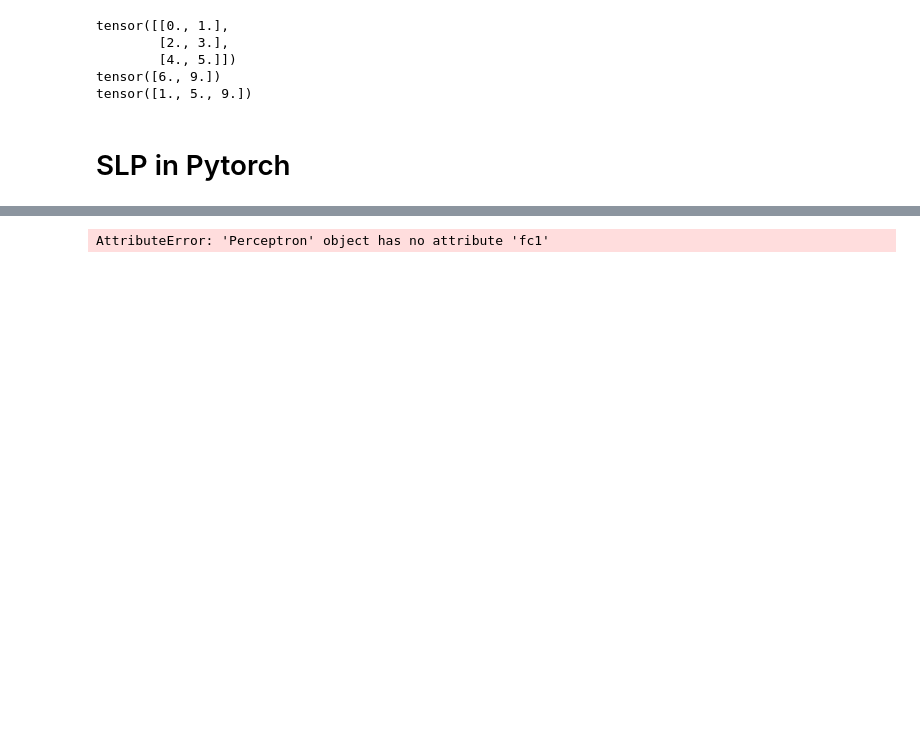
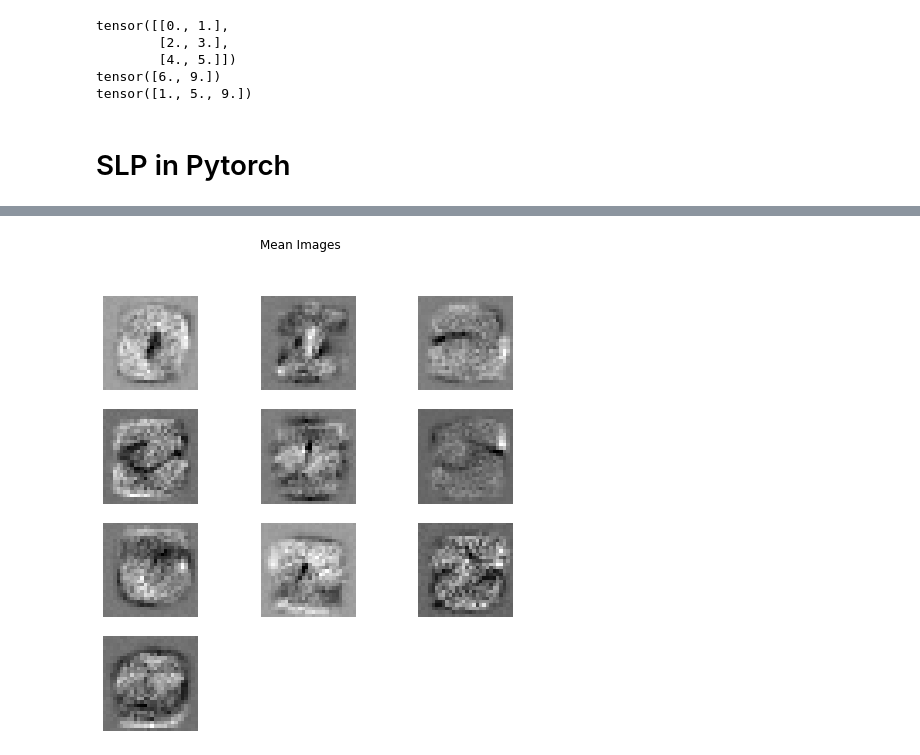
Before and after one commit to mahiratmis/simple_pytorch_networks, a Jupyter notebook: slp.ipynb, the cells around one changed output, grey strips where cells are left out. Saved outputs shown, nothing was run; the diff lists cells and outputs as text; code cells hidden in the pictures; blank space fills up the shorter version.

```diff
--- a/slp.ipynb
+++ b/slp.ipynb
@@ -396,6 +398,6 @@ def plot_mean_images(weights):
     # Showing the plot
     plt.show()
 # %%
-plot_mean_images(net.model.weight.T.detach().numpy())
+plot_mean_images(net.model.weight.T.detach().cpu().numpy())
 # %% [output]
-AttributeError: 'Perceptron' object has no attribute 'fc1'
+[figure, added]
```
Also changed, not shown: parts of 4 cells of this notebook, 3 other files.
